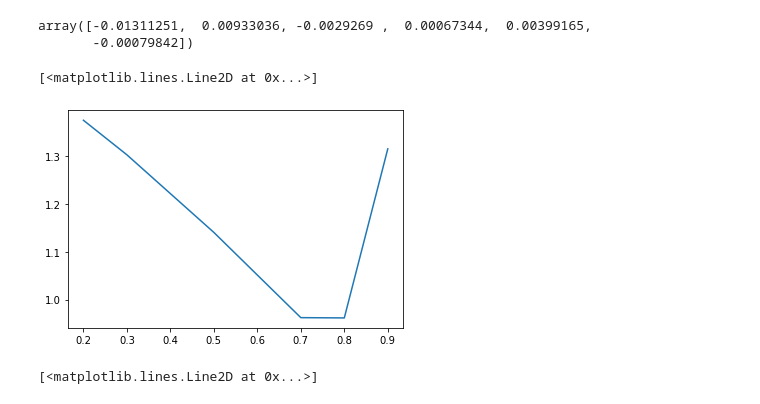
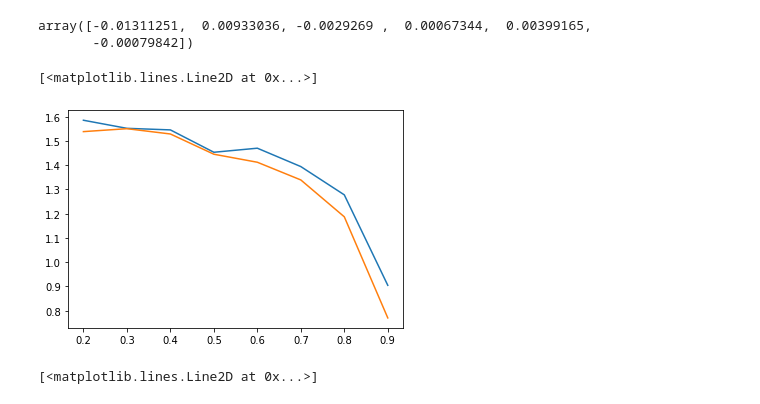
Before and after one commit to nominmar/codes1, a Jupyter notebook: CTL/test_8.ipynb, the cells around one changed output. Cells and saved outputs as stored; diff of their text form; code cells hidden in the pictures.

```diff
--- a/CTL/test_8.ipynb
+++ b/CTL/test_8.ipynb
@@ -79,7 +84,7 @@ notify.send('Done running the simulations')
 ATE_ = ATE_[:,1:]
 
 results = np.concatenate((ATE_,MSE_.reshape(1,-1),l_.reshape(1,-1)),axis = 0)
-desc = ['TE4, n = 1000, reps = 700, eps = 1.0, test_sizes = [0.2, 0.3, 0.4, 0.5, 0.6, 0.7, 0.8, 0.9]']
+desc = ['TE4, n = 1000, reps = 700, eps = 2.5, test_sizes = [0.2, 0.3, 0.4, 0.5, 0.6, 0.7, 0.8, 0.9]']
 desc.append(results)
 # %%
 ATE_ = ATE_[:,1:]
@@ -90,9 +95,8 @@ desc_.append(results_)
 # %% [output]
 ValueError: all the input array dimensions for the concatenation axis must match exactly, but along dimension 1, the array at index 0 has size 9 and the array at index 1 has size 8
 # %%
-with open('te4_r3.pkl','wb') as f:
+with open('te4_r5.pkl','wb') as f:
     pkl.dump(desc, f)
 # %%
-with open('te4_r1.pkl','rb') as f:
-    df = pkl.load(f)
-df
+with open('te4_r3.pkl','rb') as f:
+    df2 = pkl.load(f)
@@ -115,3 +133,7 @@ plt.plot(test_sizes, ATE_[:,3])
+# %%
+array1 = df[1]
+array1[1]
+array2 = df2[1]
 # %%
 a = ATE_[0]
 b = ATE_[1]
@@ -120,11 +142,12 @@ ATE_.mean(axis=1)
 # %% [output]
 array([-0.01311251,  0.00933036, -0.0029269 ,  0.00067344,  0.00399165,
        -0.00079842])
-# %%
-plt.plot(test_sizes,MSE_)
-# %% [output]
-[<matplotlib.lines.Line2D at 0x...>]
-[figure, removed]
+# %%
+plt.plot(test_sizes,array1[0])
+plt.plot(test_sizes,array2[0])
+# %% [output]
+[<matplotlib.lines.Line2D at 0x...>]
+[figure, added]
 # %%
 plt.plot(test_sizes, l_)
 # %% [output]
```
Also changed, not shown: parts of 8 cells of this notebook, 1 other file.
